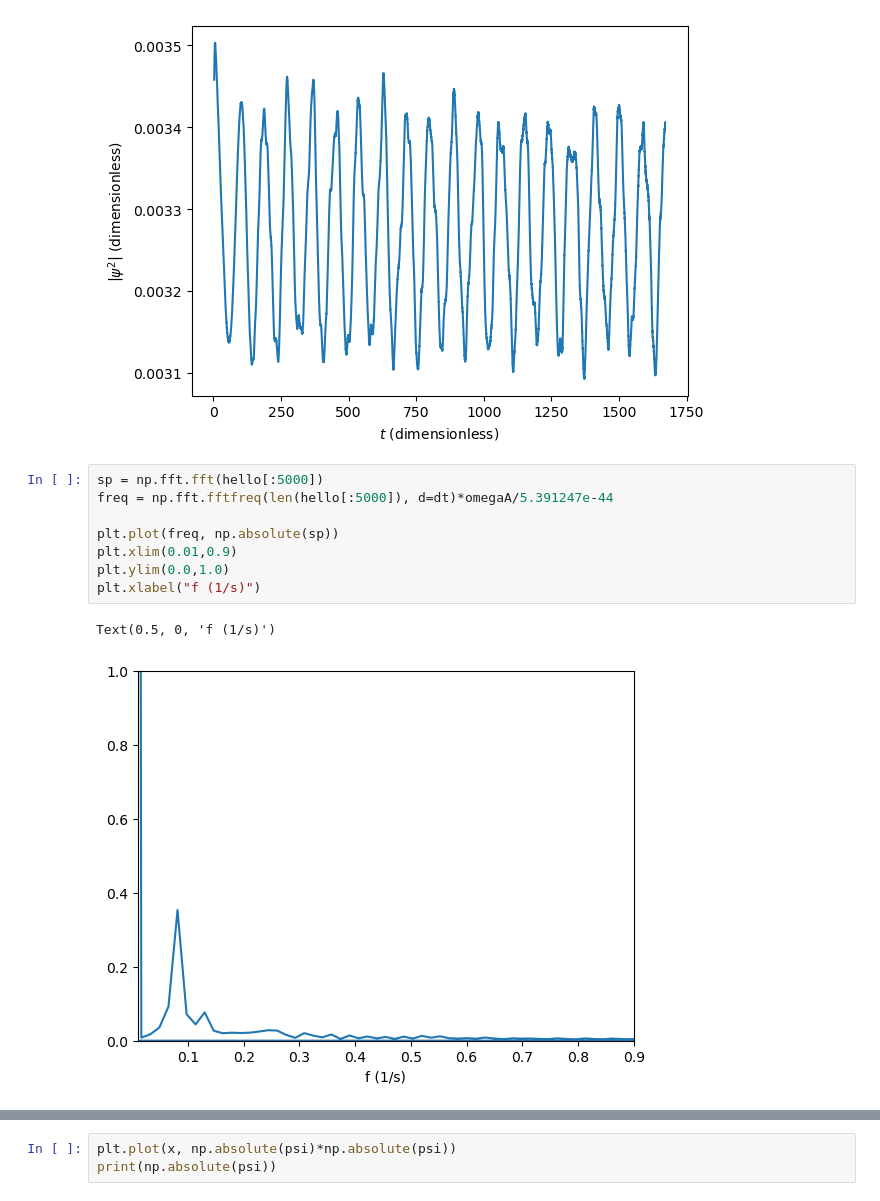
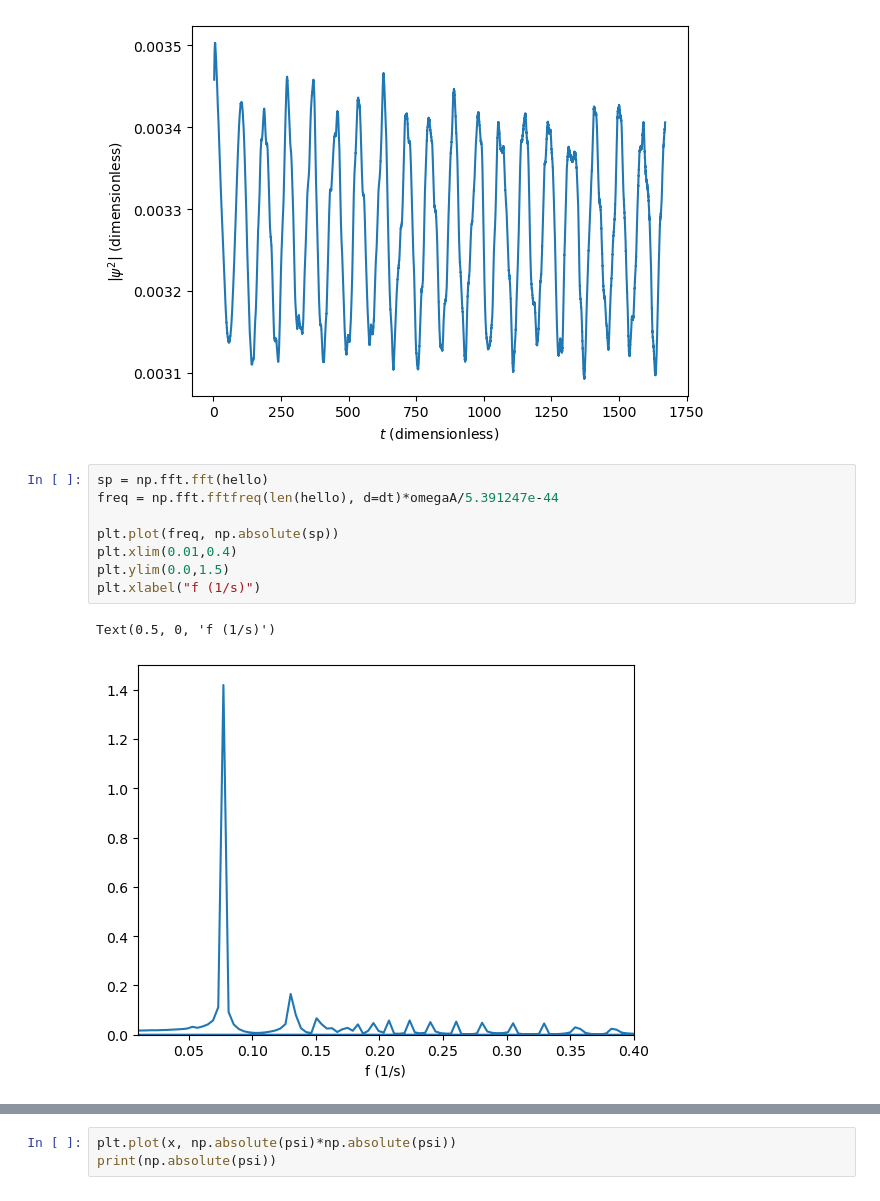
Before and after one commit to bkklee/BosonStar, a Jupyter notebook: Crank-Nicolson_v3_2.ipynb, the cells around one changed output, grey strips where cells are left out. Cells and saved outputs as stored; diff of their text form.

```diff
--- a/Crank-Nicolson_v3_2.ipynb
+++ b/Crank-Nicolson_v3_2.ipynb
@@ -263,14 +263,14 @@ plt.show()
 # %% [output]
 [figure]
 # %%
-sp = np.fft.fft(hello[:5000])
-freq = np.fft.fftfreq(len(hello[:5000]), d=dt)*omegaA/5.391247e-44
+sp = np.fft.fft(hello)
+freq = np.fft.fftfreq(len(hello), d=dt)*omegaA/5.391247e-44
 
 plt.plot(freq, np.absolute(sp))
-plt.xlim(0.01,0.9)
-plt.ylim(0.0,1.0)
+plt.xlim(0.01,0.4)
+plt.ylim(0.0,1.5)
 plt.xlabel("f (1/s)")
 # %% [output]
 Text(0.5, 0, 'f (1/s)')
-[figure, old version]
+[figure, new version]
 # %%
```
Also changed, not shown: parts of 1 cell of this notebook.
